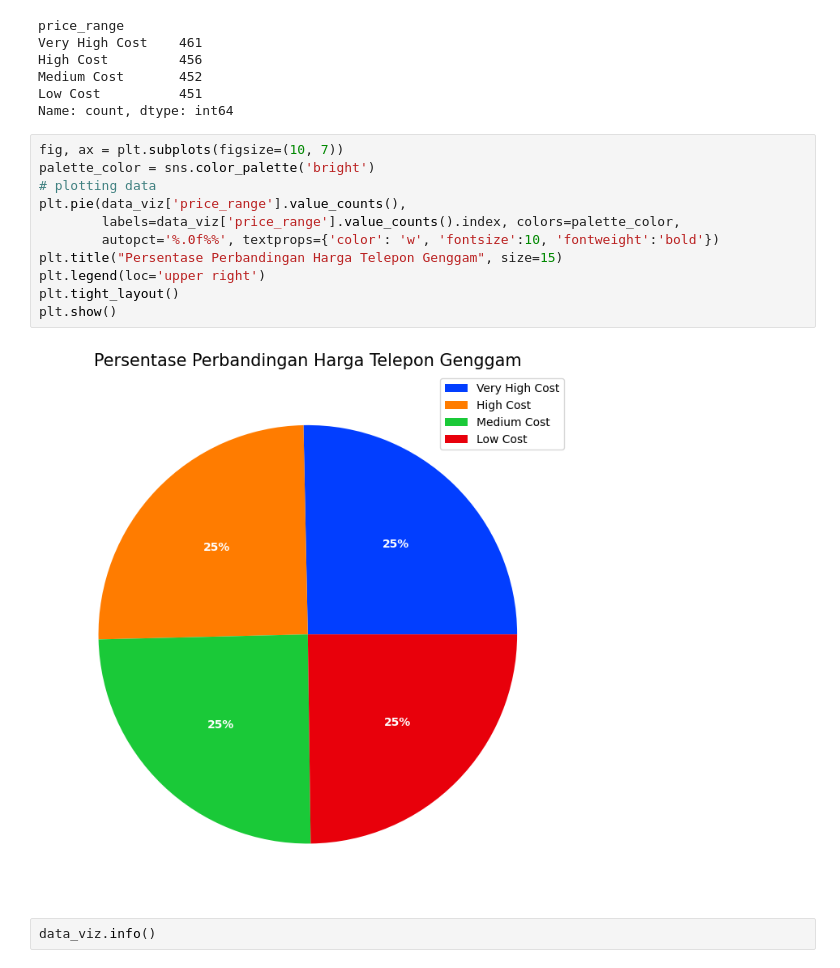
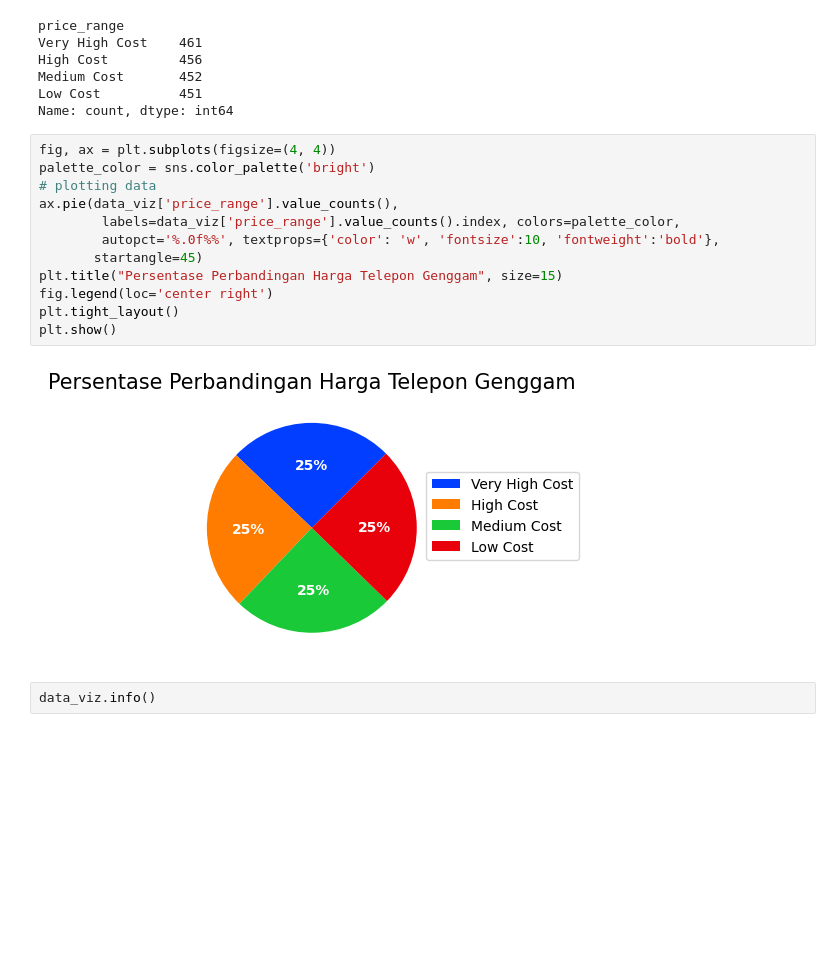
Before and after one commit to Faridwm/Klasifikasi-Harga-Telepon-Genggam, a Jupyter notebook: Mobile Price Classification.ipynb, the cells around one changed output. Saved outputs shown, nothing was run; the diff lists cells and outputs as text; blank space fills up the shorter version.

```diff
--- a/Mobile Price Classification.ipynb
+++ b/Mobile Price Classification.ipynb
@@ -216,18 +217,19 @@ Medium Cost       452
 Low Cost          451
 Name: count, dtype: int64
 # %%
-fig, ax = plt.subplots(figsize=(10, 7))
+fig, ax = plt.subplots(figsize=(4, 4))
 palette_color = sns.color_palette('bright')
 # plotting data
-plt.pie(data_viz['price_range'].value_counts(),
+ax.pie(data_viz['price_range'].value_counts(),
         labels=data_viz['price_range'].value_counts().index, colors=palette_color,
-        autopct='%.0f%%', textprops={'color': 'w', 'fontsize':10, 'fontweight':'bold'})
+        autopct='%.0f%%', textprops={'color': 'w', 'fontsize':10, 'fontweight':'bold'},
+       startangle=45)
 plt.title("Persentase Perbandingan Harga Telepon Genggam", size=15)
-plt.legend(loc='upper right')
+fig.legend(loc='center right')
 plt.tight_layout()
 plt.show()
 # %% [output]
-[figure, old version]
+[figure, new version]
 # %%
 data_viz.info()
 # %% [output]
```
Also changed, not shown: parts of 42 cells of this notebook.
